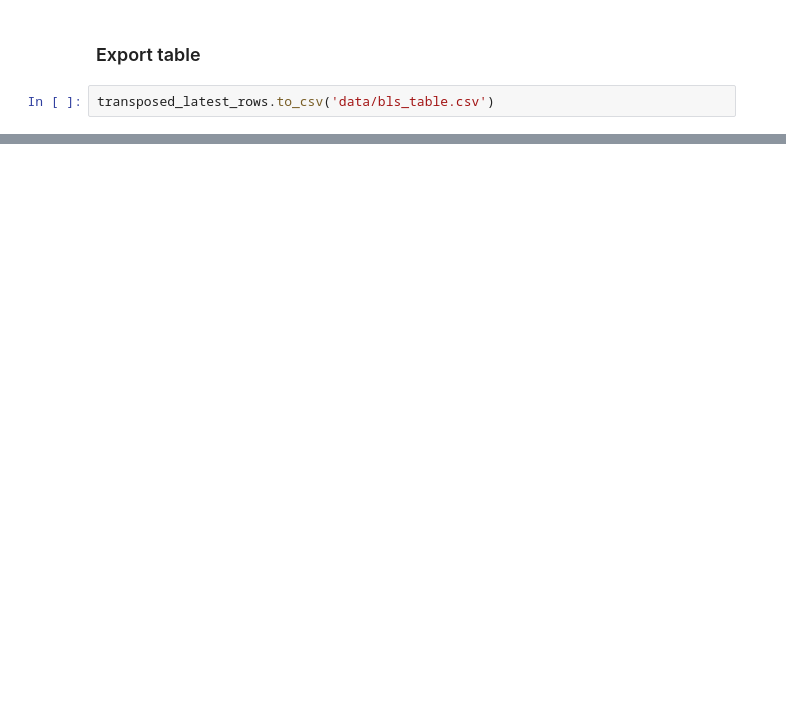
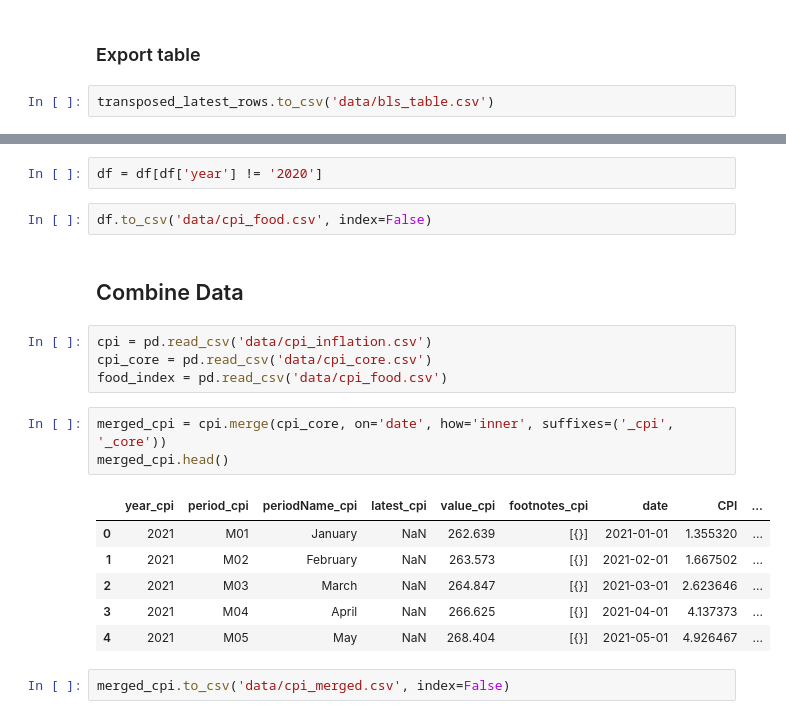
Before and after one commit to kv-hearst/cpi-api, a Jupyter notebook: cpi-scraper.ipynb, the cells around one changed output, grey strips where cells are left out. Cells and saved outputs as stored; diff of their text form; blank space fills up the shorter version.

```diff
--- a/cpi-scraper.ipynb
+++ b/cpi-scraper.ipynb
@@ -346,0 +529,22 @@ transposed_latest_rows.to_csv('data/bls_table.csv')
+# %%
+df = df[df['year'] != '2020']
+# %%
+df.to_csv('data/cpi_food.csv', index=False)
+# %% [markdown]
+## Combine Data
+# %%
+cpi = pd.read_csv('data/cpi_inflation.csv')
+cpi_core = pd.read_csv('data/cpi_core.csv')
+food_index = pd.read_csv('data/cpi_food.csv')
+# %%
+merged_cpi = cpi.merge(cpi_core, on='date', how='inner', suffixes=('_cpi', '_core'))
+merged_cpi.head()
+# %% [output]
+|  | year_cpi | period_cpi | periodName_cpi | latest_cpi | value_cpi | footnotes_cpi | date | CPI | ... |
+| 0 | 2021 | M01 | January | NaN | 262.639 | [{}] | 2021-01-01 | 1.355320 | ... |
+| 1 | 2021 | M02 | February | NaN | 263.573 | [{}] | 2021-02-01 | 1.667502 | ... |
+| 2 | 2021 | M03 | March | NaN | 264.847 | [{}] | 2021-03-01 | 2.623646 | ... |
+| 3 | 2021 | M04 | April | NaN | 266.625 | [{}] | 2021-04-01 | 4.137373 | ... |
+| 4 | 2021 | M05 | May | NaN | 268.404 | [{}] | 2021-05-01 | 4.926467 | ... |
+# %%
+merged_cpi.to_csv('data/cpi_merged.csv', index=False)
```
Also changed, not shown: parts of 32 cells of this notebook, 1 other file.
